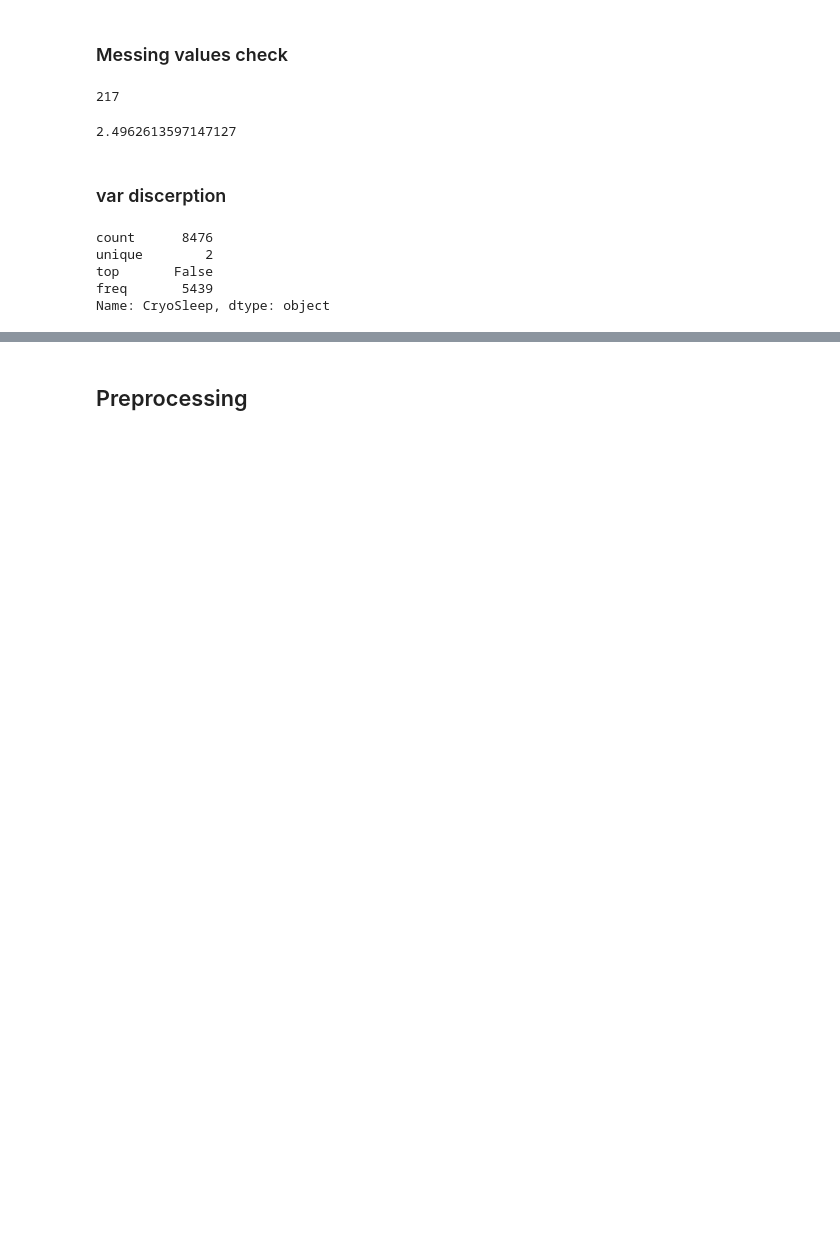
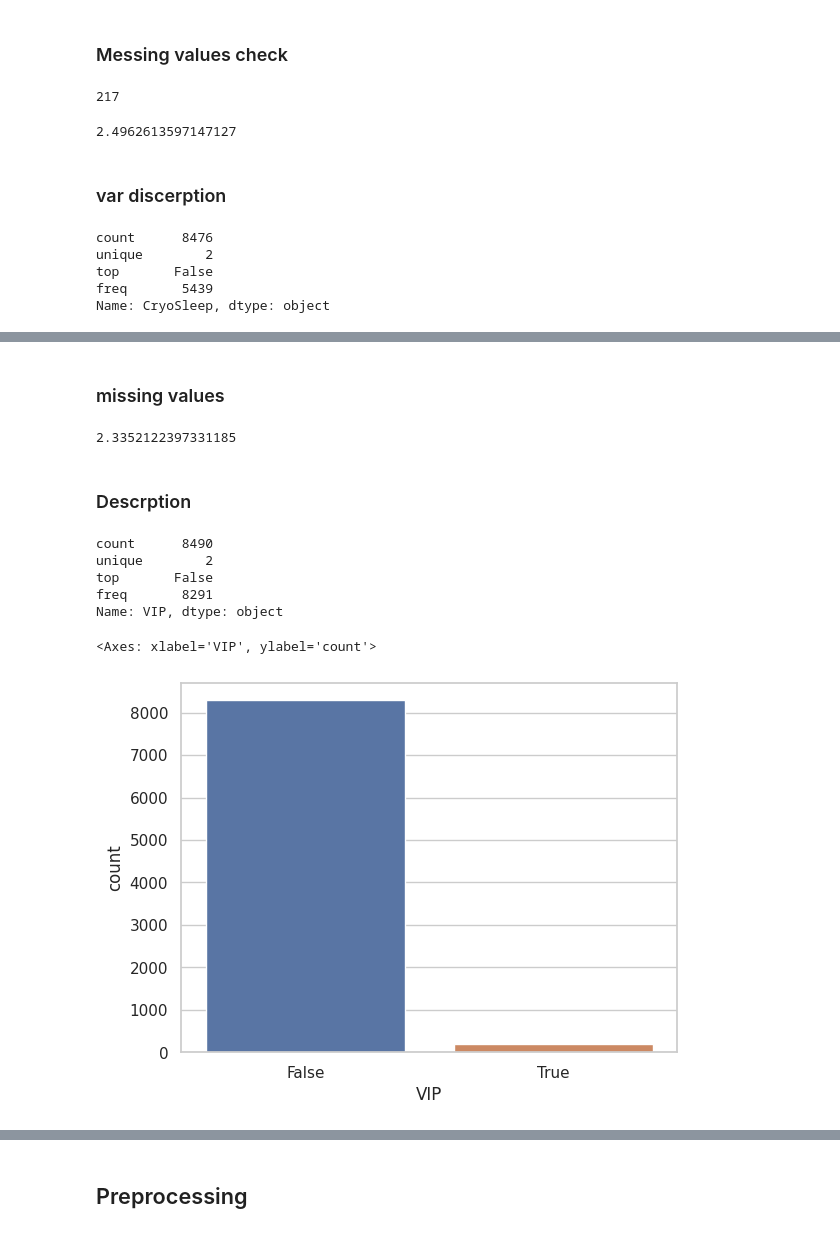
Before and after one commit to Ibrahim-AbuShara/EDA-practice-For-ML1, a Jupyter notebook: spaceship_titanic.ipynb, the cells around one changed output, grey strips where cells are left out. Drawn from its saved outputs; the diff is of its cells as text; code cells hidden in the pictures; blank space fills up the shorter version.

```diff
--- a/spaceship_titanic.ipynb
+++ b/spaceship_titanic.ipynb
@@ -183,0 +323,21 @@ plt.show()
+# %% [markdown]
+### missing values
+# %%
+df.VIP.isnull().sum()/len(df)*100
+# %% [output]
+2.3352122397331185
+# %% [markdown]
+### Descrption
+# %%
+df.VIP.describe()
+# %% [output]
+count      8490
+unique        2
+top       False
+freq       8291
+Name: VIP, dtype: object
+# %%
+sns.countplot(x=df.VIP,data=df)
+# %% [output]
+<Axes: xlabel='VIP', ylabel='count'>
+[figure, added]
```
Also changed, not shown: parts of 38 cells of this notebook.
